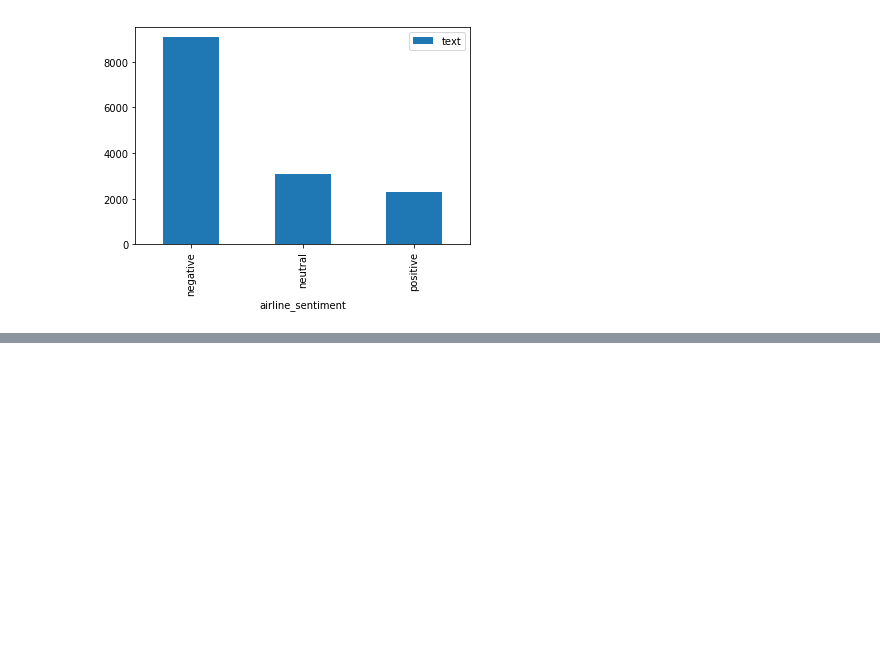
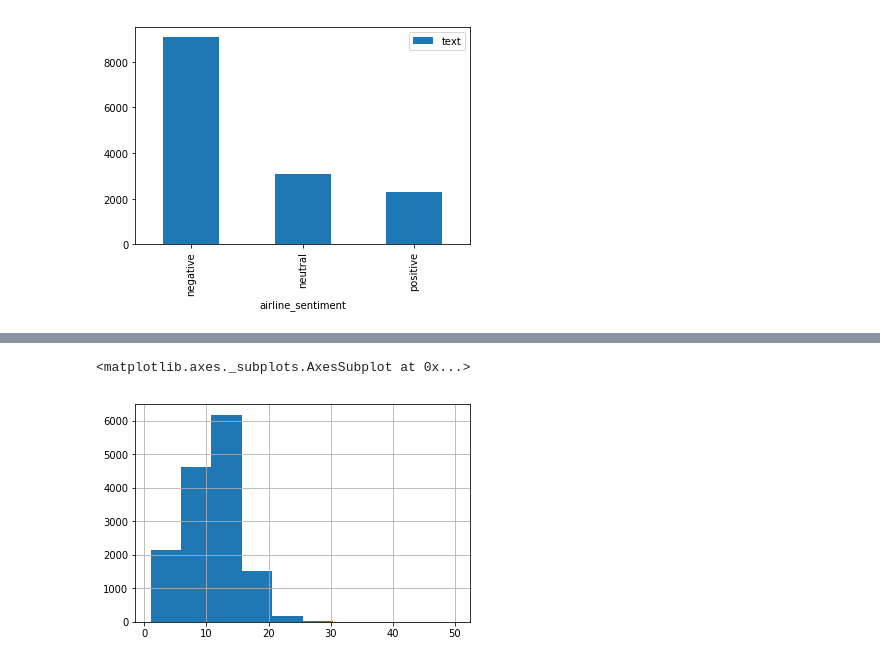
Before and after one commit to alimoezzi/deepLearningRecipes, a Jupyter notebook: pytorch_twitter_sentiment_analysis.ipynb, the cells around one changed output, grey strips where cells are left out. Drawn from its saved outputs; the diff is of its cells as text; code cells hidden in the pictures; blank space fills up the shorter version.

Commit message:
Preprocessing the data

```diff
--- a/pytorch_twitter_sentiment_analysis.ipynb
+++ b/pytorch_twitter_sentiment_analysis.ipynb
@@ -130,0 +147,3 @@ df[['airline_sentiment', 'text']].groupby('airline_sentiment').count().plot.bar(
+# %%
+d = pd.concat([df['text'], pd.get_dummies(np.array([1 if i=='positive' else (0 if i=='negative' else 2) for i in df['airline_sentiment']]), prefix='sentiment')], axis=1)
+d
@@ -130,0 +164,28 @@ df[['airline_sentiment', 'text']].groupby('airline_sentiment').count().plot.bar(
+# %%
+def emoji_helper(text):
+    clean_mean = lambda x:  x.replace('-', '_').replace(':', ' ')
+    for emoti in emot.emo_unicode.EMOTICONS:
+        if emoti in text:
+            text = text.replace(emoti, clean_mean(emot.emo_unicode.EMOTICONS.get(emoti, '')))
+
+    for emoti in emot.emo_unicode.UNICODE_EMO:
+        if emoti in text:
+            text = text.replace(emoti, clean_mean(emot.emo_unicode.UNICODE_EMO.get(emoti, '')))
+
+    for emoti in emot.emo_unicode.EMOTICONS_EMO:
+        if emoti in text:
+            text = text.replace(emoti, clean_mean(emot.emo_unicode.EMOTICONS_EMO.get(emoti, '')).replace(' ','_'))
+    return text
+
+porter_stemmer = PorterStemmer()
+
+d['text'] = d['text'].apply(func=lambda x:
+
+[porter_stemmer.stem(word) for word in
+ simple_preprocess(
+     remove_stopwords(emoji_helper(re.sub(r'\s*([@#][\w_-]+)', ' TAG_MENTION', str(x)))), deacc=True
+ )
+ ]
+                )
+
+d
@@ -130,0 +221,5 @@ df[['airline_sentiment', 'text']].groupby('airline_sentiment').count().plot.bar(
+# %%
+d['text'].str.len().hist()
+# %% [output]
+<matplotlib.axes._subplots.AxesSubplot at 0x...>
+[figure, added]
```
Also changed, not shown: parts of 9 cells of this notebook.
